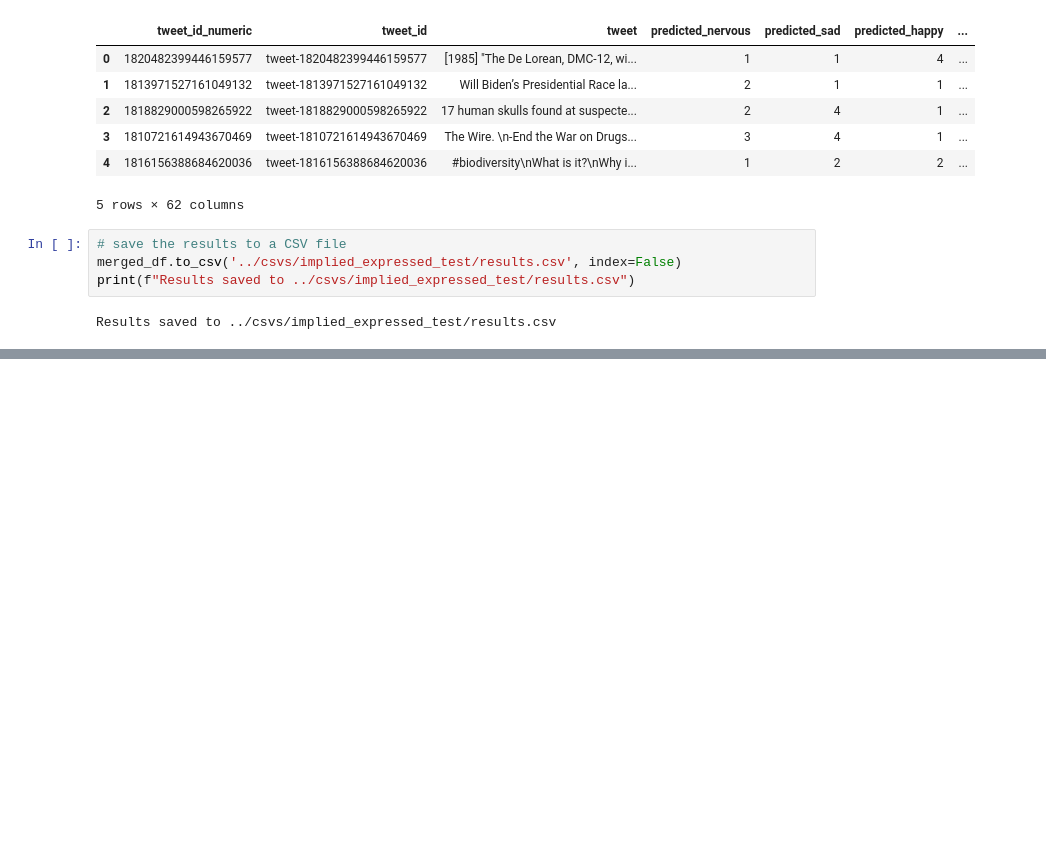
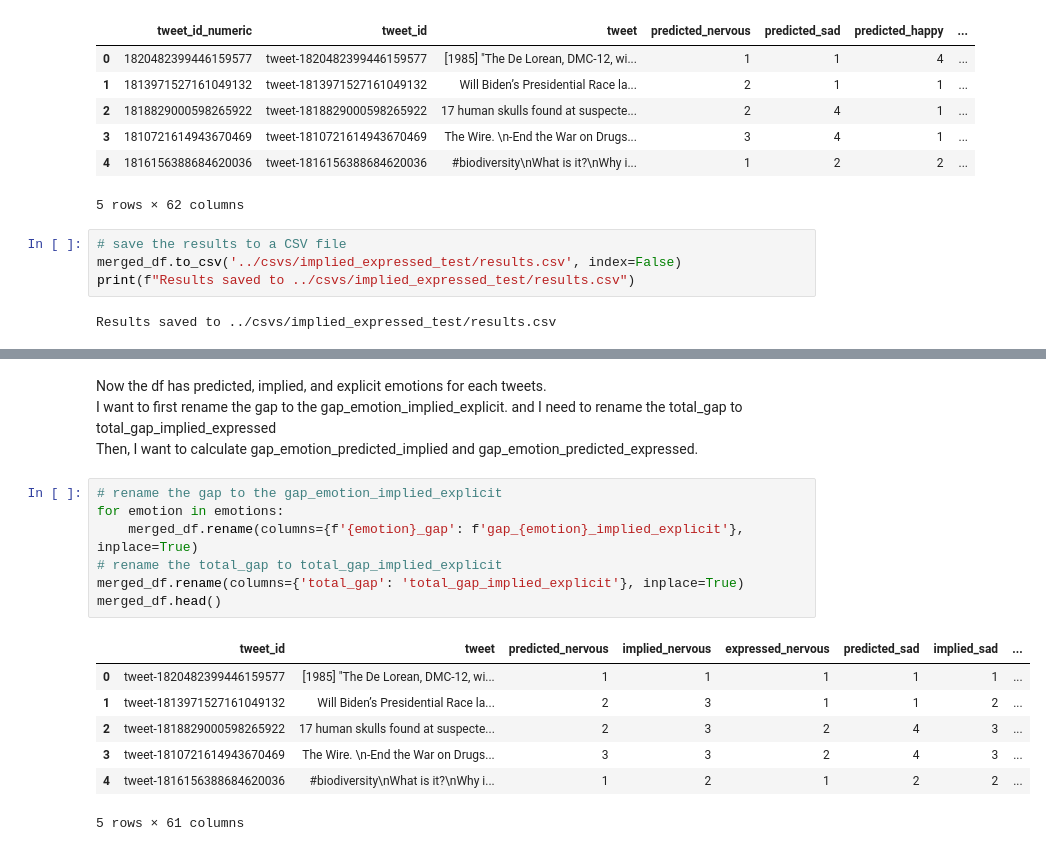
Before and after one commit to charlottezhu1/implicit_emotion, a Jupyter notebook: utils/implied_vs_expressed.ipynb, the cells around one changed output, grey strips where cells are left out. Drawn from its saved outputs; the diff is of its cells as text; blank space fills up the shorter version.

```diff
--- a/utils/implied_vs_expressed.ipynb
+++ b/utils/implied_vs_expressed.ipynb
@@ -169 +181,20 @@ SyntaxError: did you forget parentheses around the comprehension target? (370907
 merged_df.to_csv('../csvs/implied_expressed_test/results_reorganized.csv', index=False)
+# %% [markdown]
+Now the df has predicted, implied, and explicit emotions for each tweets. <br>
+I want to first rename the gap to the gap_emotion_implied_explicit. and I need to rename the total_gap to total_gap_implied_expressed <br>
+Then, I want to calculate gap_emotion_predicted_implied and gap_emotion_predicted_expressed.
+# %%
+# rename the gap to the gap_emotion_implied_explicit
+for emotion in emotions:
+    merged_df.rename(columns={f'{emotion}_gap': f'gap_{emotion}_implied_explicit'}, inplace=True)
+# rename the total_gap to total_gap_implied_explicit
+merged_df.rename(columns={'total_gap': 'total_gap_implied_explicit'}, inplace=True)
+merged_df.head()
+# %% [output]
+|  | tweet_id | tweet | predicted_nervous | implied_nervous | expressed_nervous | predicted_sad | implied_sad | ... |
+| 0 | tweet-1820482399446159577 | [1985] "The De Lorean, DMC-12, wi... | 1 | 1 | 1 | 1 | 1 | ... |
+| 1 | tweet-1813971527161049132 | Will Biden’s Presidential Race la... | 2 | 3 | 1 | 1 | 2 | ... |
+| 2 | tweet-1818829000598265922 | 17 human skulls found at suspecte... | 2 | 3 | 2 | 4 | 3 | ... |
+| 3 | tweet-1810721614943670469 | The Wire. \n-End the War on Drugs... | 3 | 3 | 2 | 4 | 3 | ... |
+| 4 | tweet-1816156388684620036 | #biodiversity\nWhat is it?\nWhy i... | 1 | 2 | 1 | 2 | 2 | ... |
+5 rows × 61 columns
```
Also changed, not shown: parts of 18 cells of this notebook, 8 other files.
